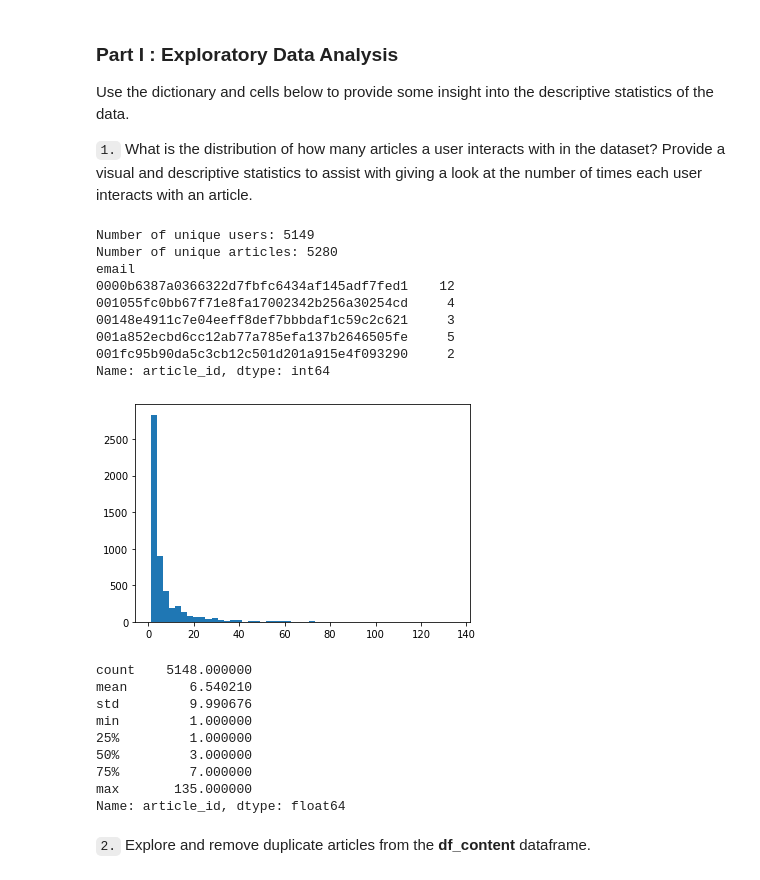
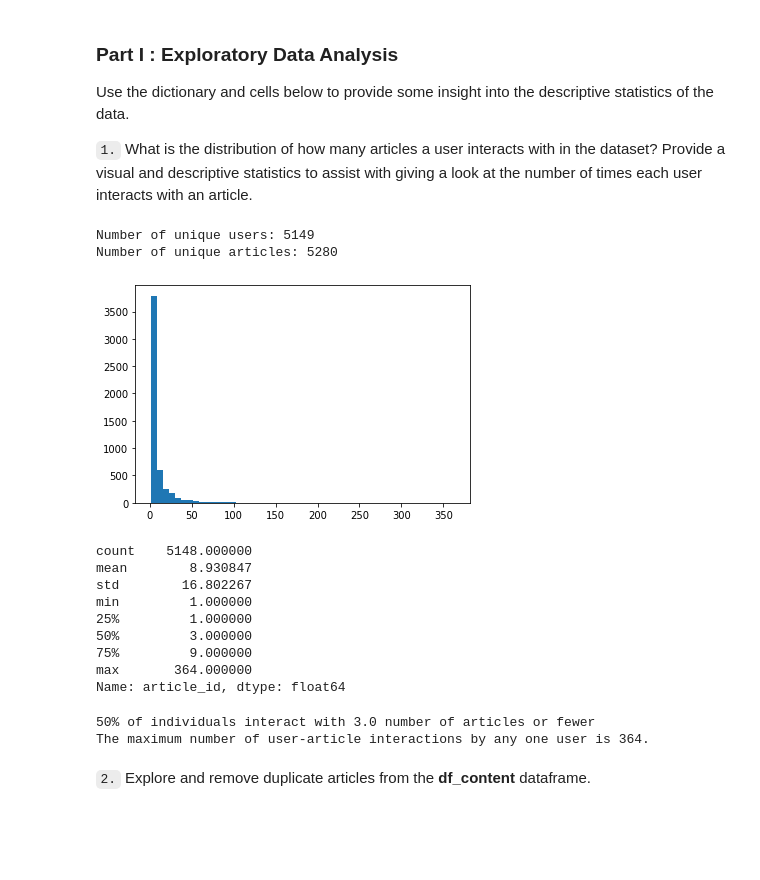
Before and after one commit to MaxBoykoII/ibm-article-recommender, a Jupyter notebook: Recommendations_with_IBM.ipynb, the cells around one changed output. Saved outputs shown, nothing was run; the diff lists cells and outputs as text; code cells hidden in the pictures; blank space fills up the shorter version.

Commit message:
feat: Calculate the median/max for user-article interactions

```diff
--- a/Recommendations_with_IBM.ipynb
+++ b/Recommendations_with_IBM.ipynb
@@ -61,44 +61,42 @@ Use the dictionary and cells below to provide some insight into the descriptive
 # %%
 # Find the number of unique users
 print(f"Number of unique users: {pd.unique(df.email).size}")
 
 # Find the number of unique articles
 print(f"Number of unique articles: {df_content.size}")
 
-articles_by_user = df.groupby('email')['article_id'].apply(lambda x: x.drop_duplicates().size)
-print(articles_by_user.head())
+articles_by_user = df.groupby('email')['article_id'].apply(lambda x: x.size)
 
 plt.hist(articles_by_user, bins=50)
 plt.show()
 # %% [output]
 Number of unique users: 5149
 Number of unique articles: 5280
-email
-0000b6387a0366322d7fbfc6434af145adf7fed1    12
-001055fc0bb67f71e8fa17002342b256a30254cd     4
-00148e4911c7e04eeff8def7bbbdaf1c59c2c621     3
-001a852ecbd6cc12ab77a785efa137b2646505fe     5
-001fc95b90da5c3cb12c501d201a915e4f093290     2
-Name: article_id, dtype: int64
-[figure, old version]
+[figure, new version]
 # %%
 # Descriptive statistics for the distribution of (unique) articles by user
 articles_by_user.describe()
 # %% [output]
 count    5148.000000
-mean        6.540210
-std         9.990676
+mean        8.930847
+std        16.802267
 min         1.000000
 25%         1.000000
 50%         3.000000
-75%         7.000000
-max       135.000000
+75%         9.000000
+max       364.000000
 Name: article_id, dtype: float64
 # %%
 # Fill in the median and maximum number of user_article interactios below
 
-median_val = # 50% of individuals interact with ____ number of articles or fewer.
-max_views_by_user = # The maximum number of user-article interactions by any 1 user is ______.
+median_val = articles_by_user.median() # 50% of individuals interact with ____ number of articles or fewer.
+max_views_by_user = articles_by_user.max() # The maximum number of user-article interactions by any 1 user is ______.
+
+print("50% of individuals interact with {} number of articles or fewer".format(median_val))
+print("The maximum number of user-article interactions by any one user is {}.".format(max_views_by_user))
+# %% [output]
+50% of individuals interact with 3.0 number of articles or fewer
+The maximum number of user-article interactions by any one user is 364.
 # %% [markdown]
 `2.` Explore and remove duplicate articles from the **df_content** dataframe.
 # %%
```
